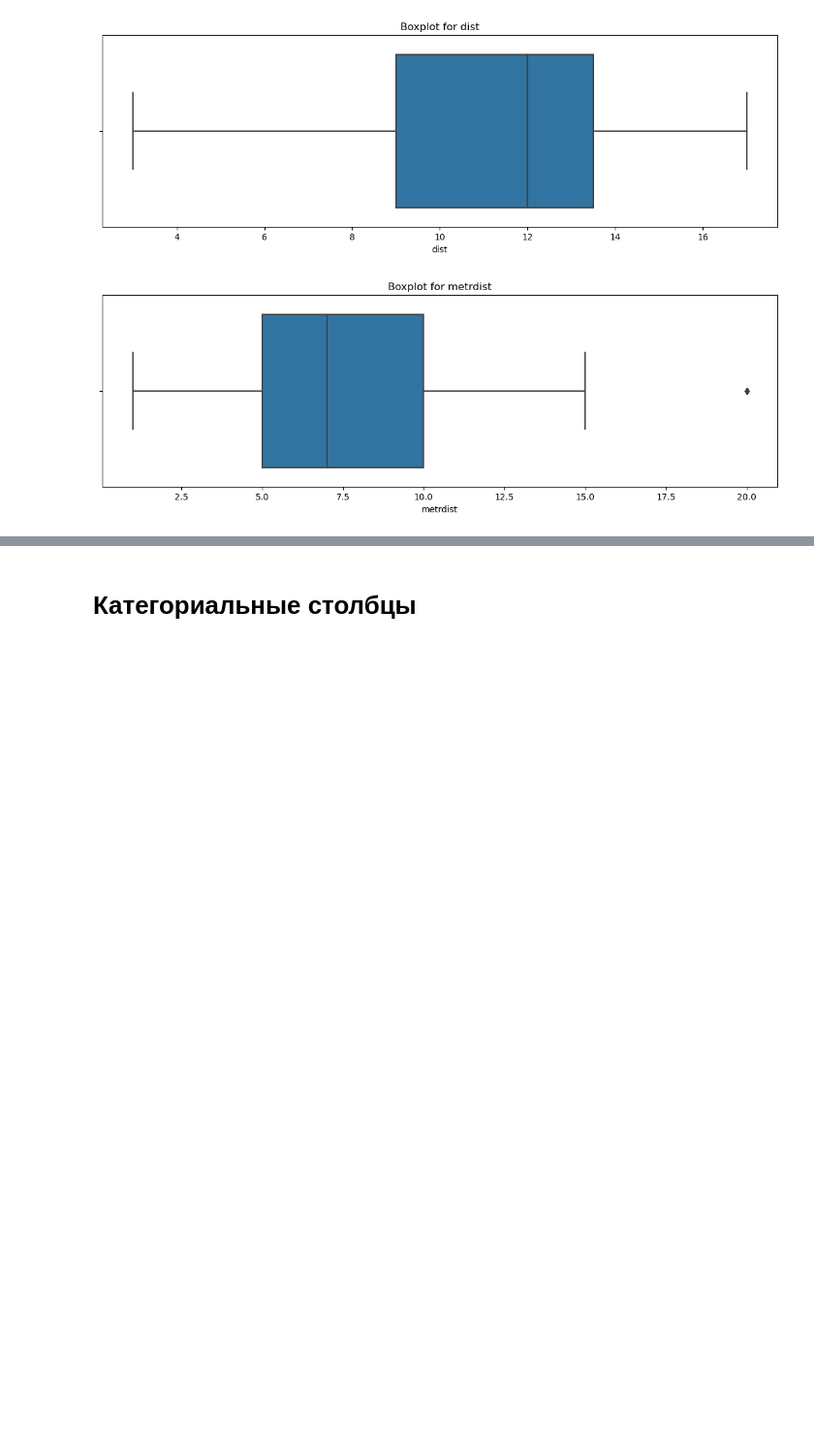
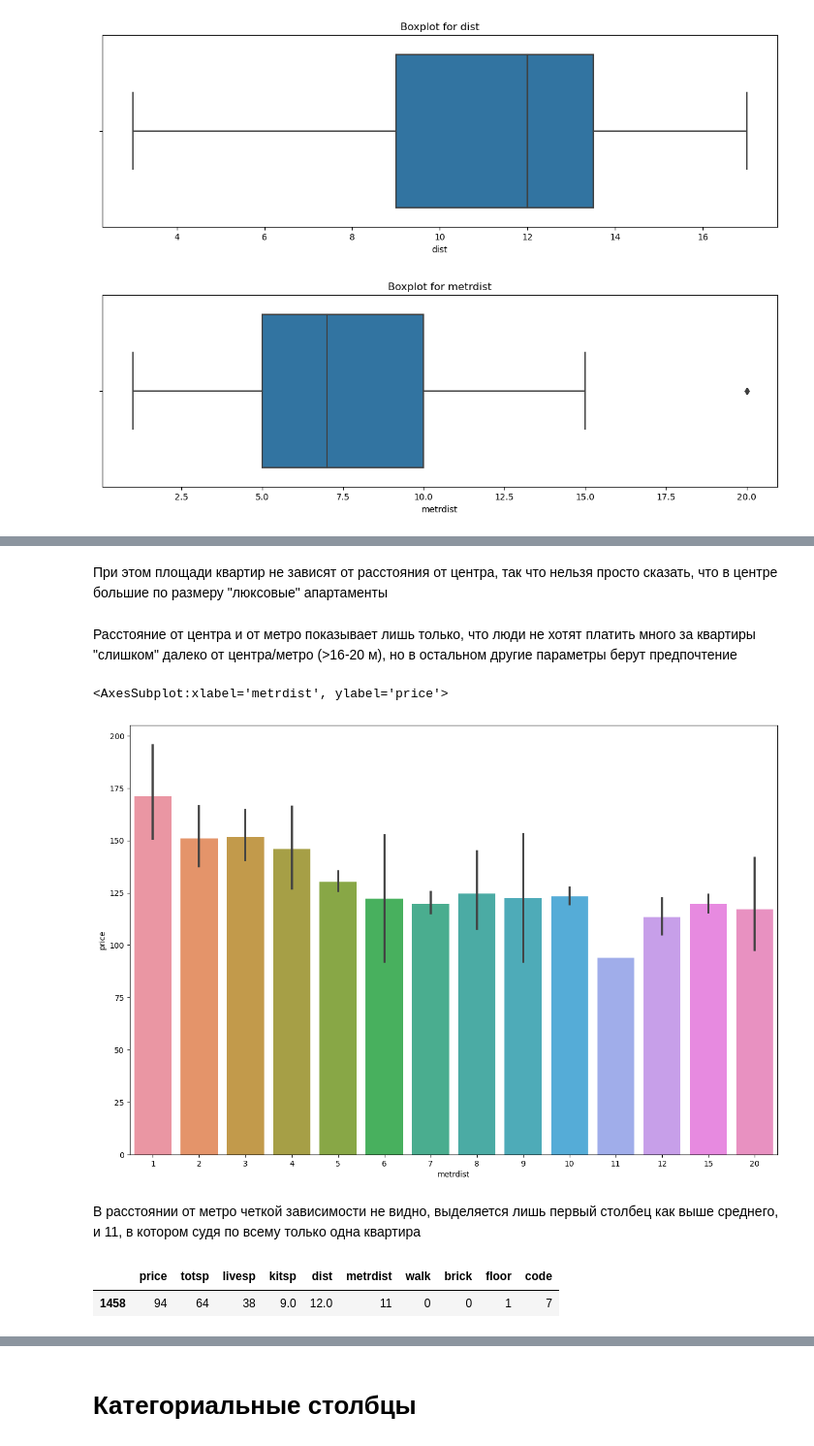
Before and after one commit to shxdee/JupyterNotebooks, a Jupyter notebook: Moscow Flats/Moscow Flats (Regression).ipynb, the cells around one changed output, grey strips where cells are left out. Shown: that part at 97% size. Saved outputs shown, nothing was run; the diff lists cells and outputs as text; code cells hidden in the pictures; blank space fills up the shorter version.

```diff
--- a/Moscow Flats/Moscow Flats (Regression).ipynb
+++ b/Moscow Flats/Moscow Flats (Regression).ipynb
@@ -135,0 +190,17 @@ for col in num_cols:
+# %% [markdown]
+При этом площади квартир не зависят от расстояния от центра, так что нельзя просто сказать, что в центре большие по размеру "люксовые" апартаменты
+# %% [markdown]
+Расстояние от центра и от метро показывает лишь только, что люди не хотят платить много за квартиры "слишком" далеко от центра/метро (>16-20 м), но в остальном другие параметры берут предпочтение
+# %%
+plt.figure(figsize=(15,10))
+sns.barplot(x=df.metrdist, y=df.price)
+# %% [output]
+<AxesSubplot:xlabel='metrdist', ylabel='price'>
+[figure, new version]
+# %% [markdown]
+В расстоянии от метро четкой зависимости не видно, выделяется лишь первый столбец как выше среднего, и 11, в котором судя по всему только одна квартира
+# %%
+df.query('metrdist == 11')
+# %% [output]
+|  | price | totsp | livesp | kitsp | dist | metrdist | walk | brick | floor | code |
+| 1458 | 94 | 64 | 38 | 9.0 | 12.0 | 11 | 0 | 0 | 1 | 7 |
```
Also changed, not shown: parts of 114 cells of this notebook, 3 other files.
